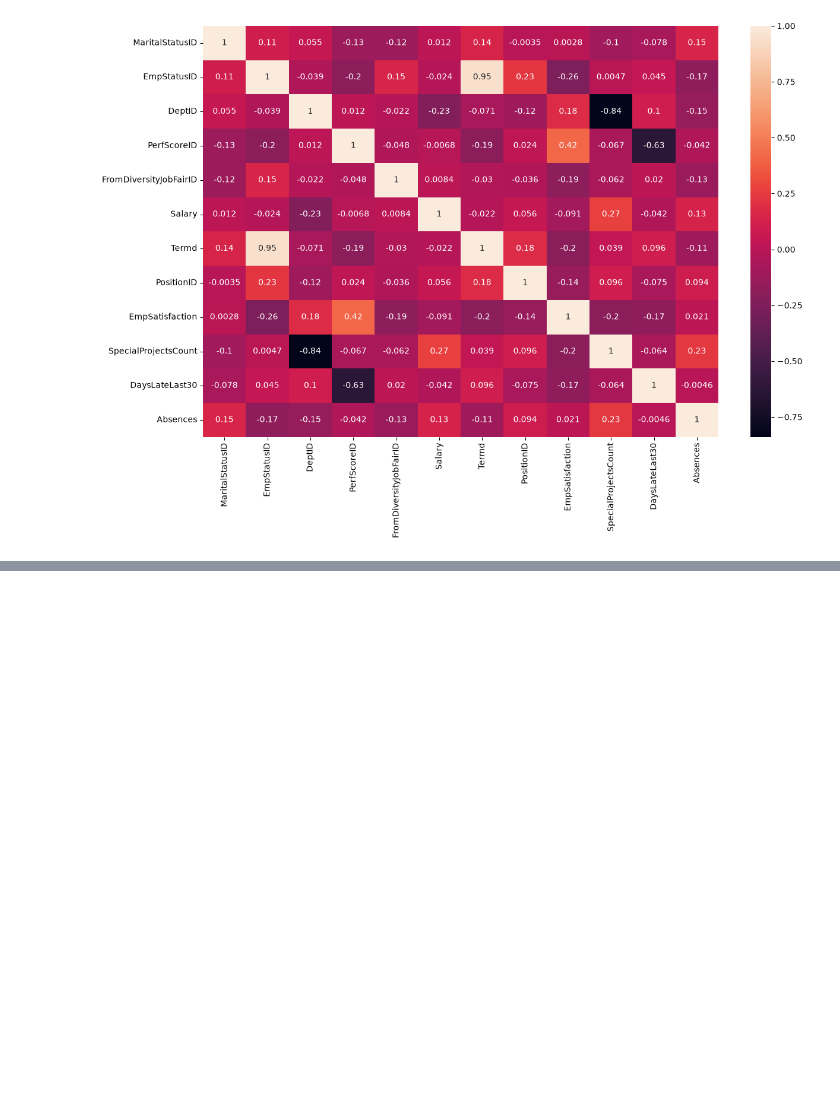
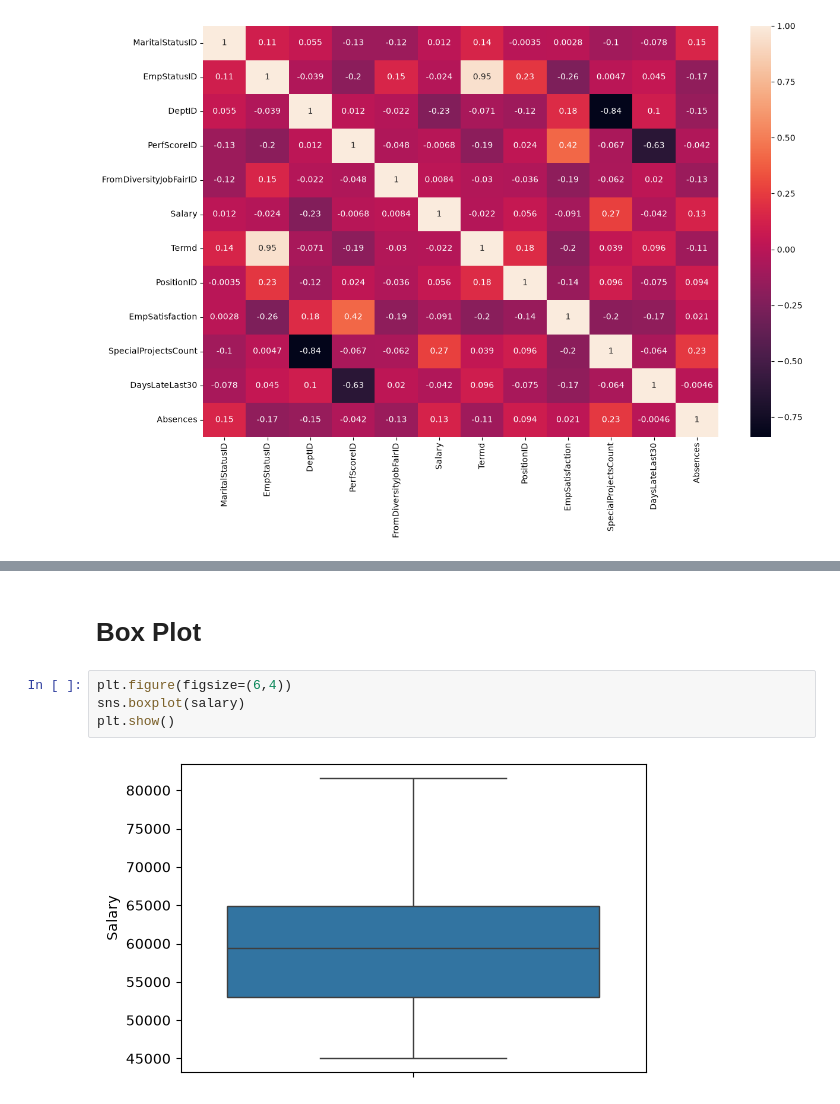
Before and after one commit to Shaswat64/Data-Sci, a Jupyter notebook: visualization.ipynb, the cells around one changed output, grey strips where cells are left out. Drawn from its saved outputs; the diff is of its cells as text; blank space fills up the shorter version.

```diff
--- a/visualization.ipynb
+++ b/visualization.ipynb
@@ -150,0 +178,8 @@ sns.heatmap(corr_data, annot=True)
+# %% [markdown]
+# Box Plot
+# %%
+plt.figure(figsize=(6,4))
+sns.boxplot(salary)
+plt.show()
+# %% [output]
+[figure, added]
```
Also changed, not shown: parts of 11 cells of this notebook, 1 other file.
